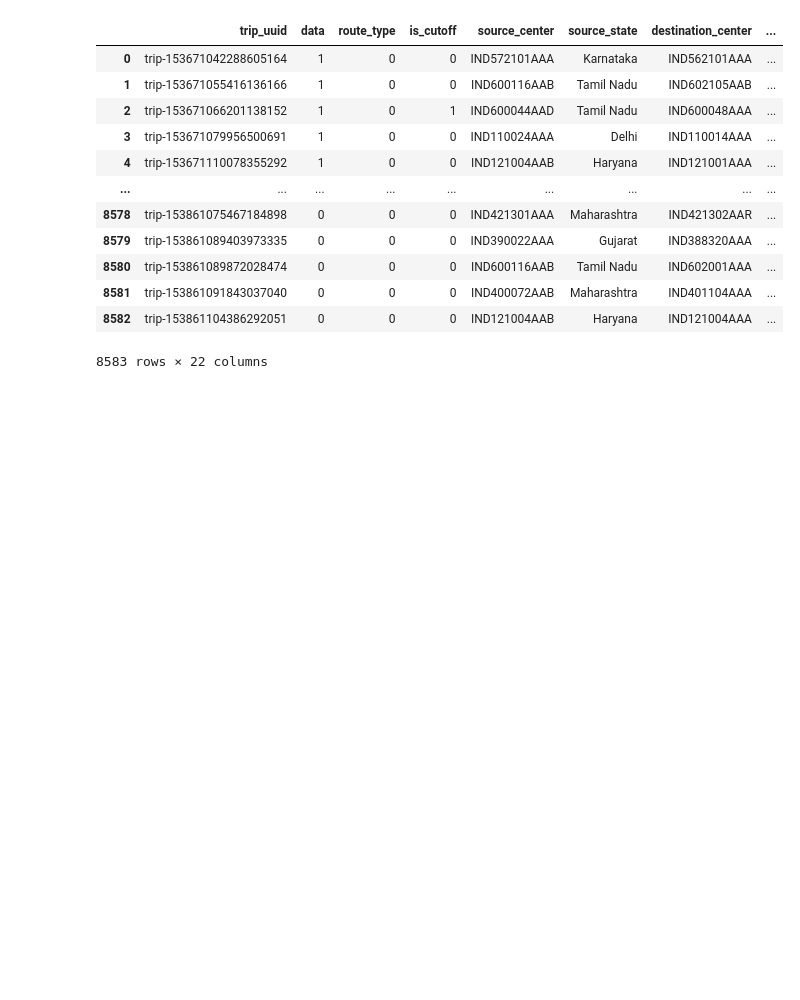
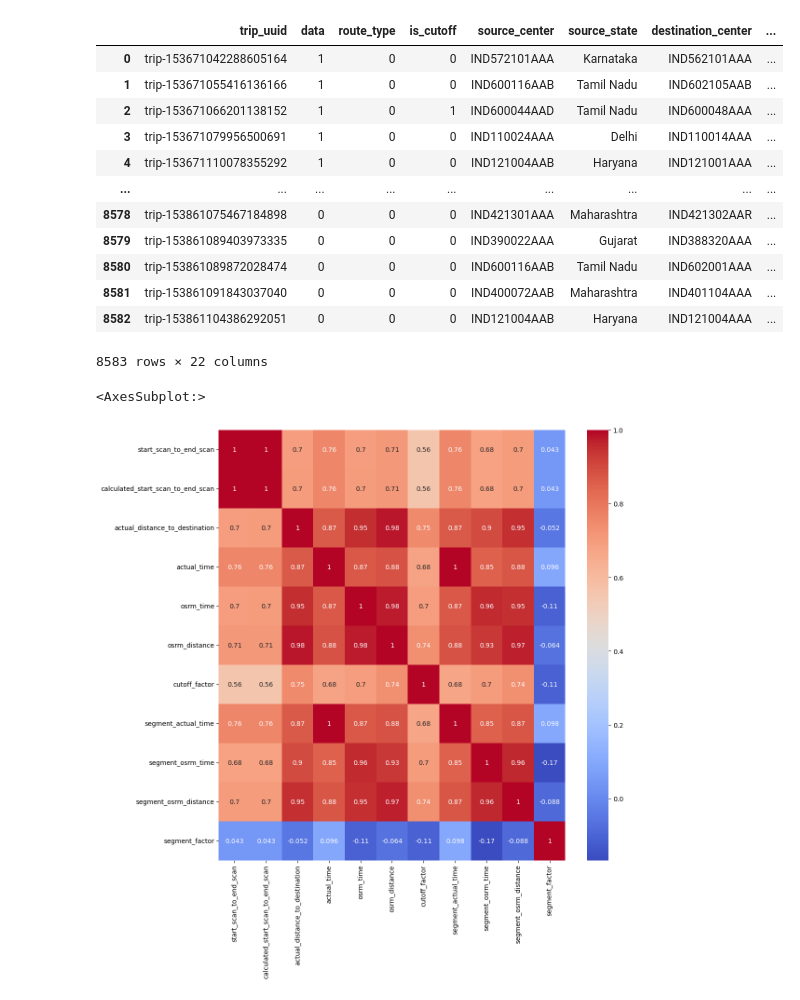
Before and after one commit to Navaneeth-7/scaler_logistics_service, a Jupyter notebook: file_1.ipynb, the cells around one changed output. Drawn from its saved outputs; the diff is of its cells as text; code cells hidden in the pictures; blank space fills up the shorter version.

```diff
--- a/file_1.ipynb
+++ b/file_1.ipynb
@@ -1055,3 +1131,13 @@ normalized
 | 8581 | trip-153861091843037040 | 0 | 0 | 0 | IND400072AAB | Maharashtra | IND401104AAA | ... |
 | 8582 | trip-153861104386292051 | 0 | 0 | 0 | IND121004AAB | Haryana | IND121004AAA | ... |
 8583 rows × 22 columns
+# %%
+plt.figure(figsize=(12,12))
+sns.heatmap(normalized[[
+       'start_scan_to_end_scan', 'calculated_start_scan_to_end_scan',
+       'actual_distance_to_destination', 'actual_time', 'osrm_time',
+       'osrm_distance', 'cutoff_factor', 'segment_actual_time',
+       'segment_osrm_time', 'segment_osrm_distance', 'segment_factor']].corr(method="pearson"),annot=True,cmap="coolwarm")
+# %% [output]
+<AxesSubplot:>
+[figure, added]
```
Also changed, not shown: parts of 36 cells of this notebook.
